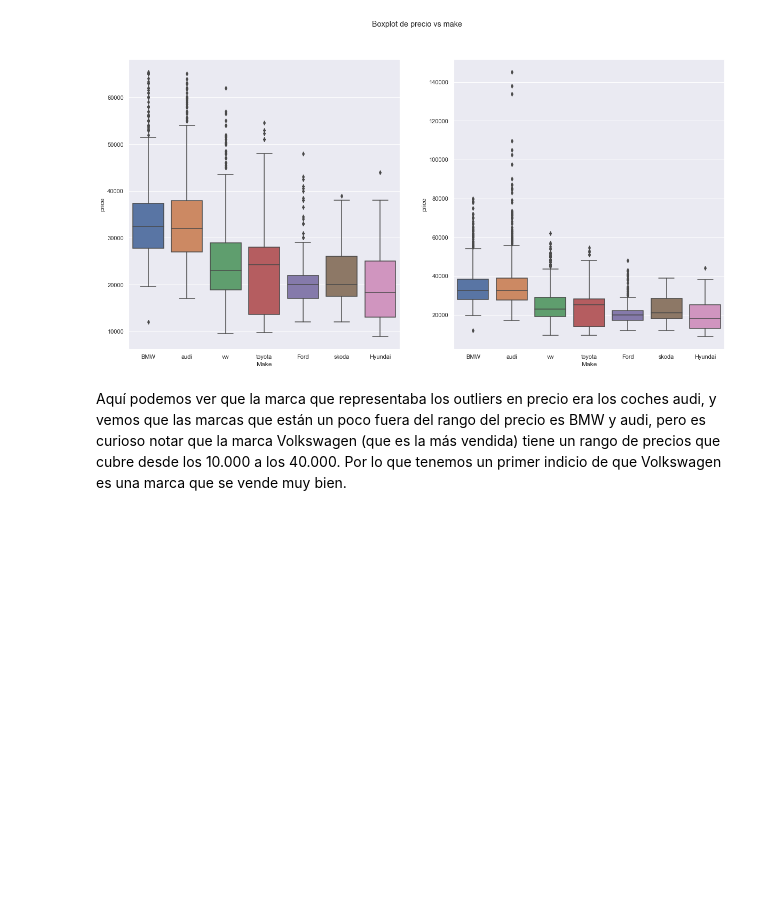
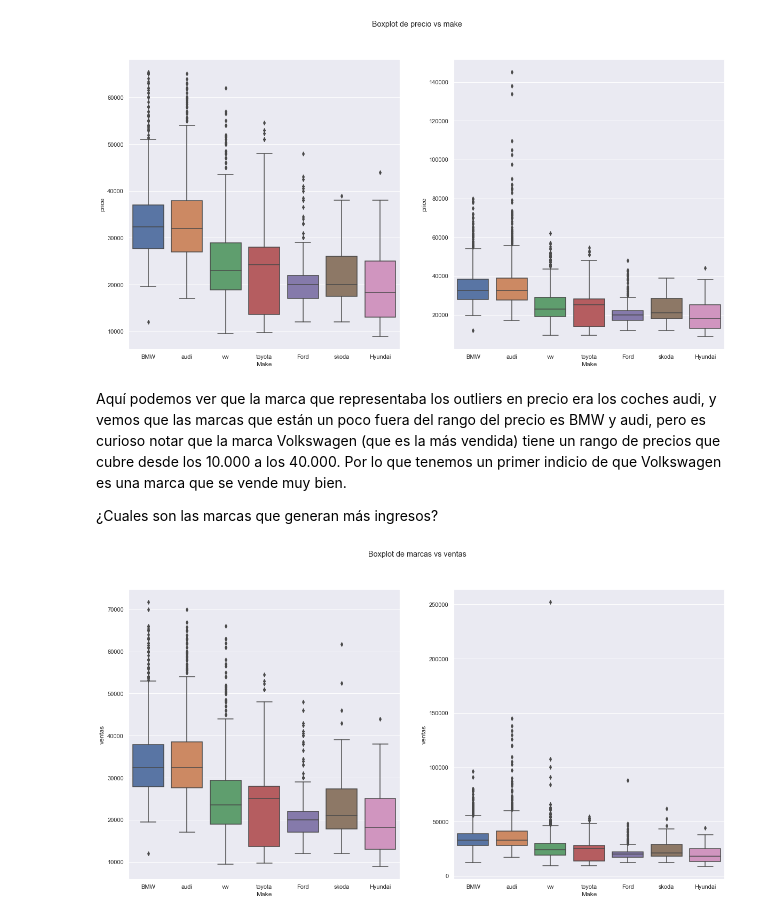
Before and after one commit to carloscabruja/EDA_Autos, a Jupyter notebook: exploratory_data_analysis.ipynb, the cells around one changed output. Saved outputs shown, nothing was run; the diff lists cells and outputs as text; code cells hidden in the pictures; blank space fills up the shorter version.

```diff
--- a/exploratory_data_analysis.ipynb
+++ b/exploratory_data_analysis.ipynb
@@ -285,3 +291,14 @@ plt.show()
 [figure]
 # %% [markdown]
 Aquí podemos ver que la marca que representaba los outliers en precio era los coches audi, y vemos que las marcas que están un poco fuera del rango del precio es BMW y audi, pero es curioso notar que la marca Volkswagen (que es la más vendida) tiene un rango de precios que cubre desde los 10.000 a los 40.000. Por lo que tenemos un primer indicio de que Volkswagen es una marca que se vende muy bien.
+
+¿Cuales son las marcas que generan más ingresos?
+# %%
+# boxplot marcas vs ventas
+fig, axs = plt.subplots(nrows=1, ncols=2, figsize=(20,10), sharey='none')
+fig.suptitle('Boxplot de marcas vs ventas')
+sns.boxplot(x='Make', y='ventas', data=df, ax=axs[0])
+sns.boxplot(x='Make', y='ventas', data=df_outliers, ax=axs[1])
+plt.show()
+# %% [output]
+[figure, added]
```
Also changed, not shown: parts of 3 cells of this notebook, 1 other file.
